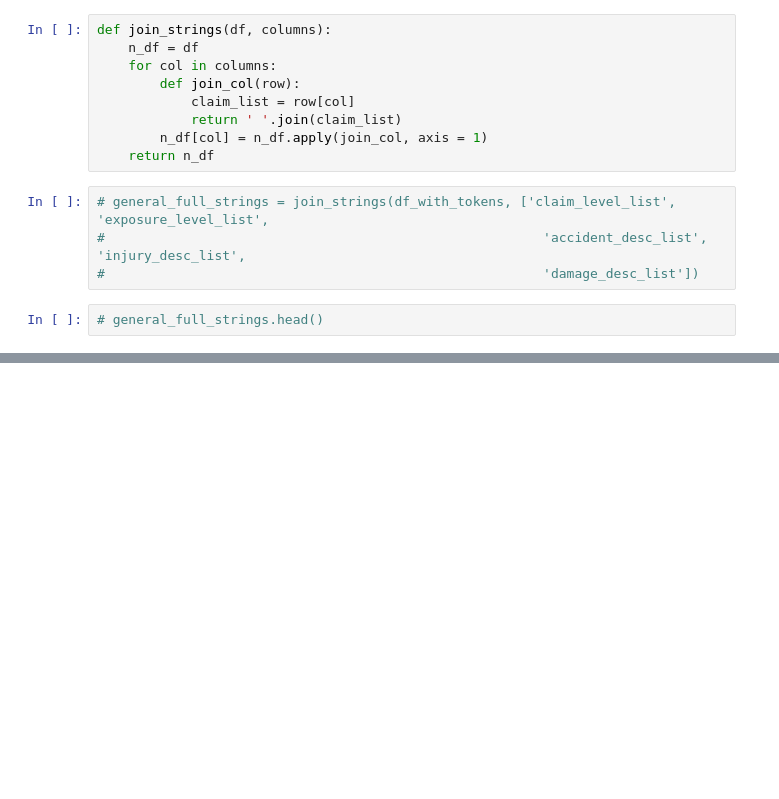
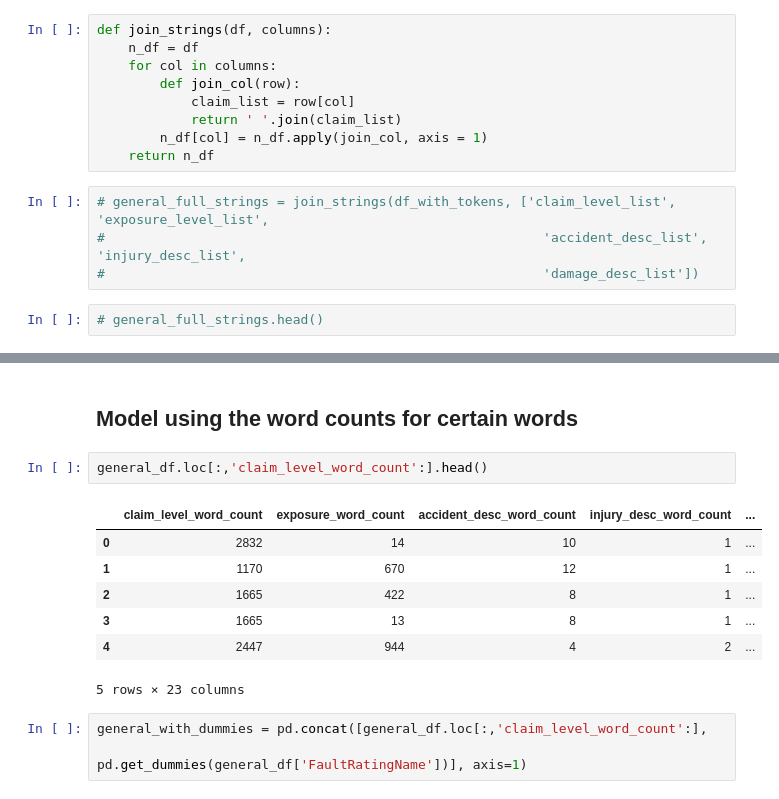
Before and after one commit to asidamo/Auto-Insuruance-finding-the-at-fault-party-with-claims-nlp, a Jupyter notebook: dq9-AM.ipynb, the cells around one changed output, grey strips where cells are left out. Cells and saved outputs as stored; diff of their text form; blank space fills up the shorter version.

```diff
--- a/dq9-AM.ipynb
+++ b/dq9-AM.ipynb
@@ -411,0 +377,15 @@ Counter({'Insured at fault': 28402,
+# %% [markdown]
+## Model using the word counts for certain words
+# %%
+general_df.loc[:,'claim_level_word_count':].head()
+# %% [output]
+|  | claim_level_word_count | exposure_word_count | accident_desc_word_count | injury_desc_word_count | ... |
+| 0 | 2832 | 14 | 10 | 1 | ... |
+| 1 | 1170 | 670 | 12 | 1 | ... |
+| 2 | 1665 | 422 | 8 | 1 | ... |
+| 3 | 1665 | 13 | 8 | 1 | ... |
+| 4 | 2447 | 944 | 4 | 2 | ... |
+5 rows × 23 columns
+# %%
+general_with_dummies = pd.concat([general_df.loc[:,'claim_level_word_count':],
+                                  pd.get_dummies(general_df['FaultRatingName'])], axis=1)
```
Also changed, not shown: parts of 63 cells of this notebook.
